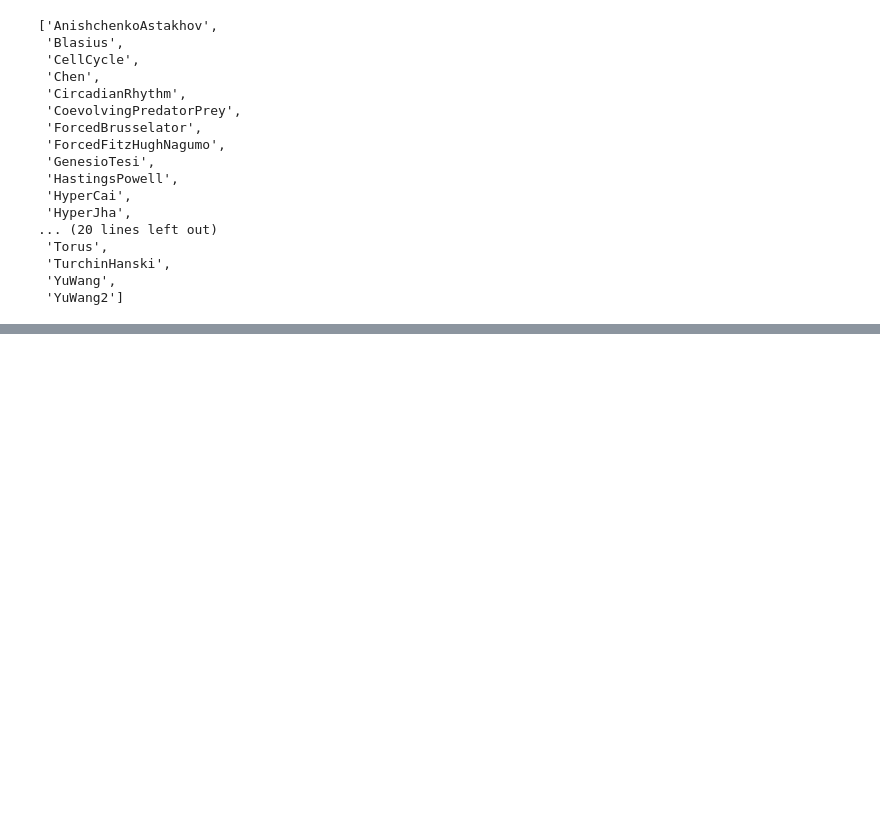
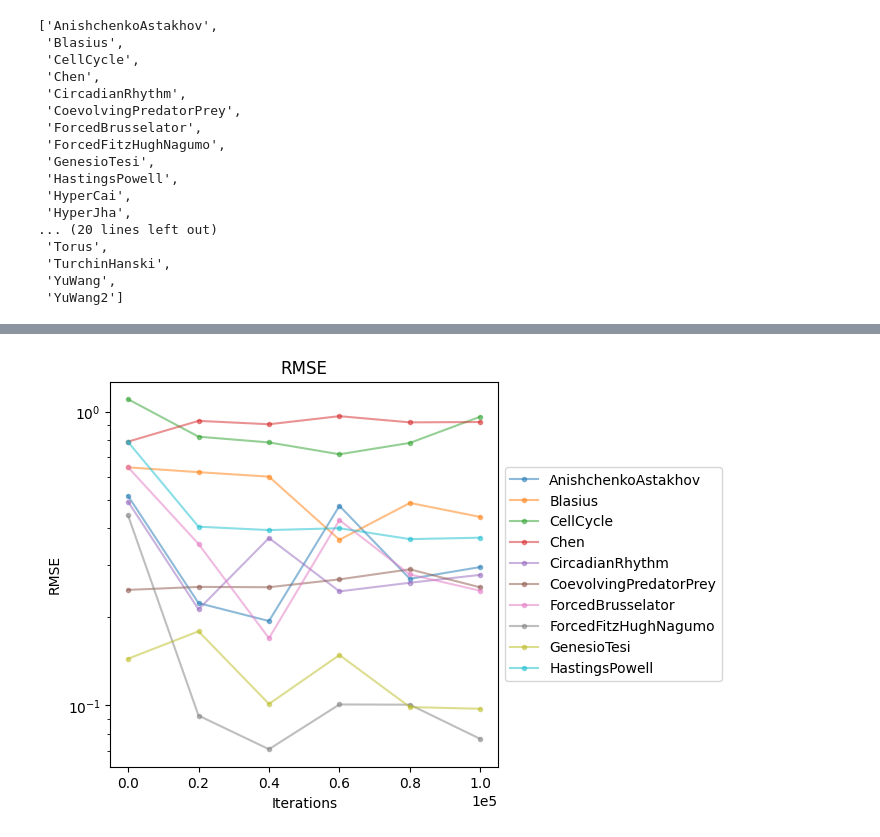
Before and after one commit to abao1999/panda, a Jupyter notebook: notebooks/evaluation.ipynb, the cells around one changed output, grey strips where cells are left out. Drawn from its saved outputs; the diff is of its cells as text; code cells hidden in the pictures; blank space fills up the shorter version.

```diff
--- a/notebooks/evaluation.ipynb
+++ b/notebooks/evaluation.ipynb
@@ -70,0 +93,4 @@ plt.show()
+# %%
+plot_metrics_dict(rmse_dict, 'RMSE', top_n=10)
+# %% [output]
+[figure, added]
```
Also changed, not shown: parts of 21 cells of this notebook, 1 other file.
